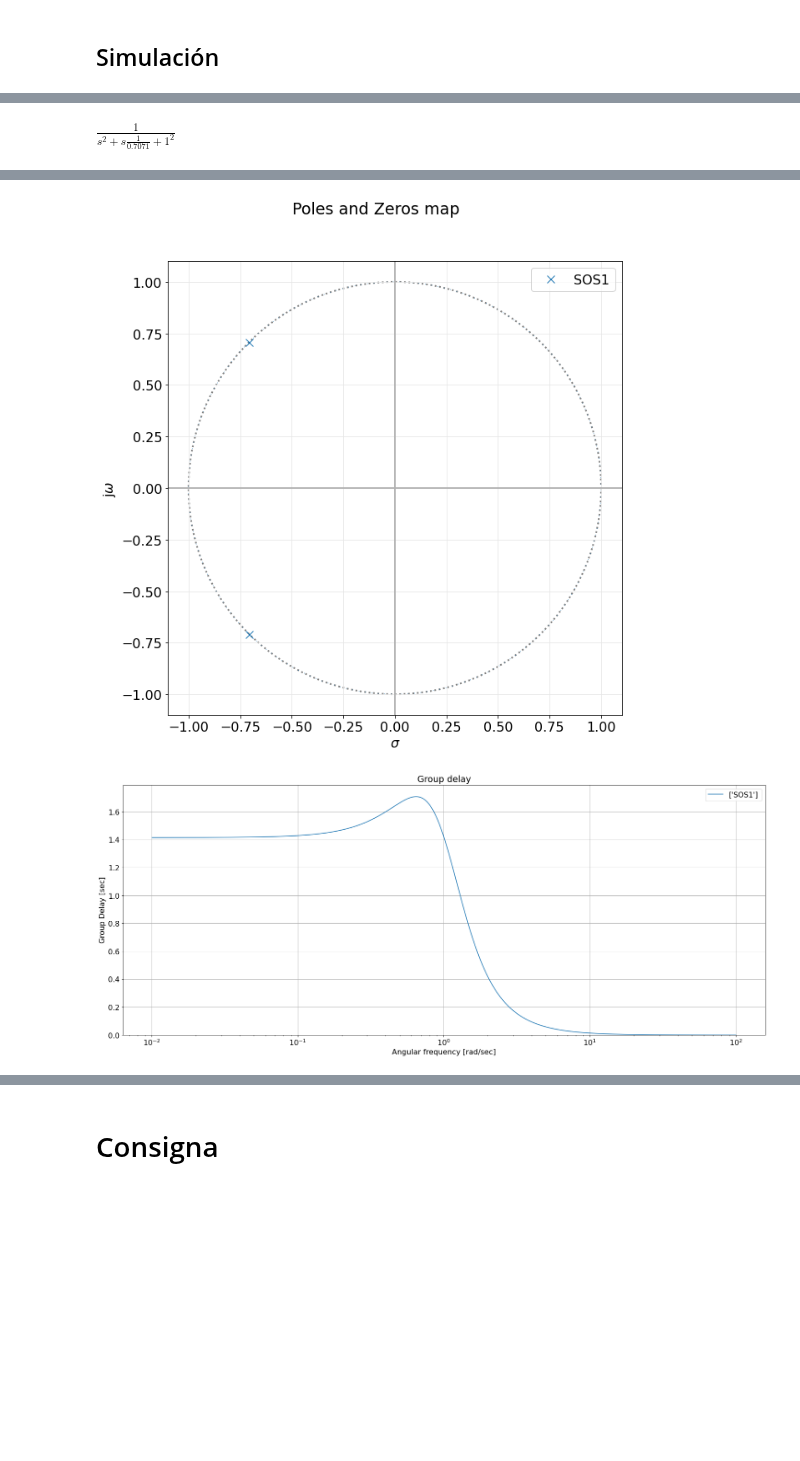
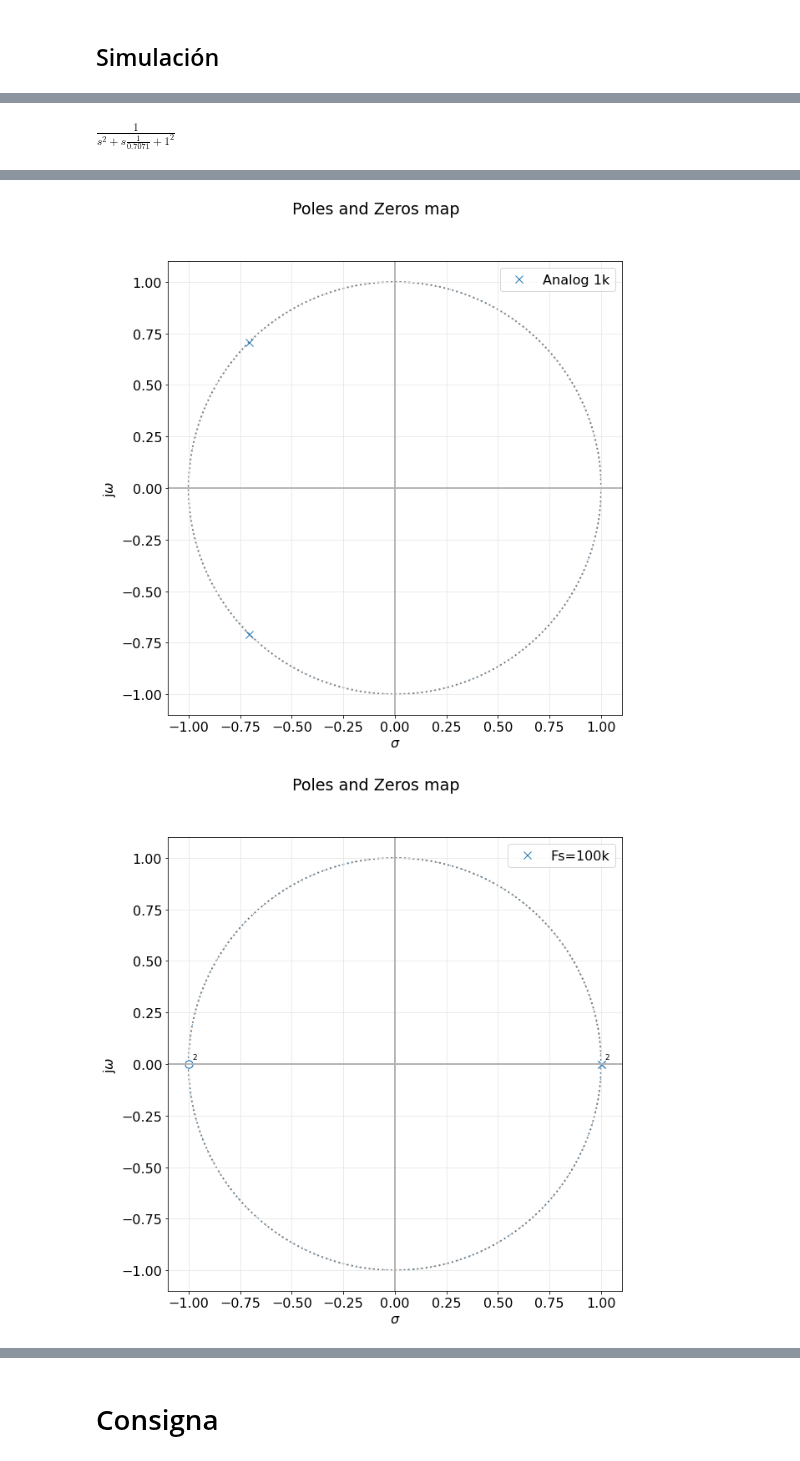
Before and after one commit to mpmarfisi/TC2, a Jupyter notebook: Tarea Semanal 8/TS8_Marfisi.ipynb, the cells around one changed output, grey strips where cells are left out. Cells and saved outputs as stored; diff of their text form; code cells hidden in the pictures; blank space fills up the shorter version.

```diff
--- a/Tarea Semanal 8/TS8_Marfisi.ipynb
+++ b/Tarea Semanal 8/TS8_Marfisi.ipynb
@@ -83,40 +54,20 @@ num1 = np.array([1])
 den1 = np.array([1, np.sqrt(2), 1])
 
 fs = 100e3 / fc # Desnormalizo
-fs2 = 10e3 / fc
 k = 2*fs
-k2 = 2*fs2
 a0 = k**2 + np.sqrt(2)*k + 1
-a0_2 = k2**2 + np.sqrt(2)*k2 + 1
 
 num2 = 1/a0 * np.array([1, 2, 1])
-num2_2 = 1/a0_2 * np.array([1, 2, 1])
 den2 = np.array([1, -2, 1])
 
 sos_1 = sig.TransferFunction(num1,den1)
-#sos_2 = sig.TransferFunction(num2, den2, dt = 1/fs)
-#sos_2_2 = sig.TransferFunction(num2, den2, dt = 1/fs2)
-frec_dig, mod_dig = sig.freqz(num2, den2)
+sos_2 = sig.TransferFunction(num2, den2, dt = 1/fs)
 
-
-all_sos = [sos_1]
+all_sos = [sos_1, sos_2]
 
 pretty_print_bicuad_omegayq(num1,den1)
 
 plt.close('all')
-analyze_sys(all_sos, sys_name=['SOS1'])
-
-fig, ax1 = plt.subplots()
-ax1.set_title('Digital filter frequency response')
-ax1.plot(w, 20 * np.log10(abs(h)), 'b')
-ax1.set_ylabel('Amplitude [dB]', color='b')
-ax1.set_xlabel('Frequency [rad/sample]')
-ax2 = ax1.twinx()
-angles = np.unwrap(np.angle(h))
-ax2.plot(w, angles, 'g')
-ax2.set_ylabel('Angle (radians)', color='g')
-ax2.grid(True)
-ax2.axis('tight')
-plt.show()
+analyze_sys(all_sos, sys_name=['Analog 1k', 'Fs=100k'])
 # %% [output]
 $\displaystyle \frac{  1 }{s^2 + s \frac{  1}{0.7071} +   1^2}$
@@ -124,2 +75,2 @@ $\displaystyle \frac{  1 }{s^2 + s \frac{  1}{0.7071} +   1^2}$
-[figure, old version]
+[figure, new version]
-[figure, old version]
+[figure, new version]
```
Also changed, not shown: parts of 13 cells of this notebook.
